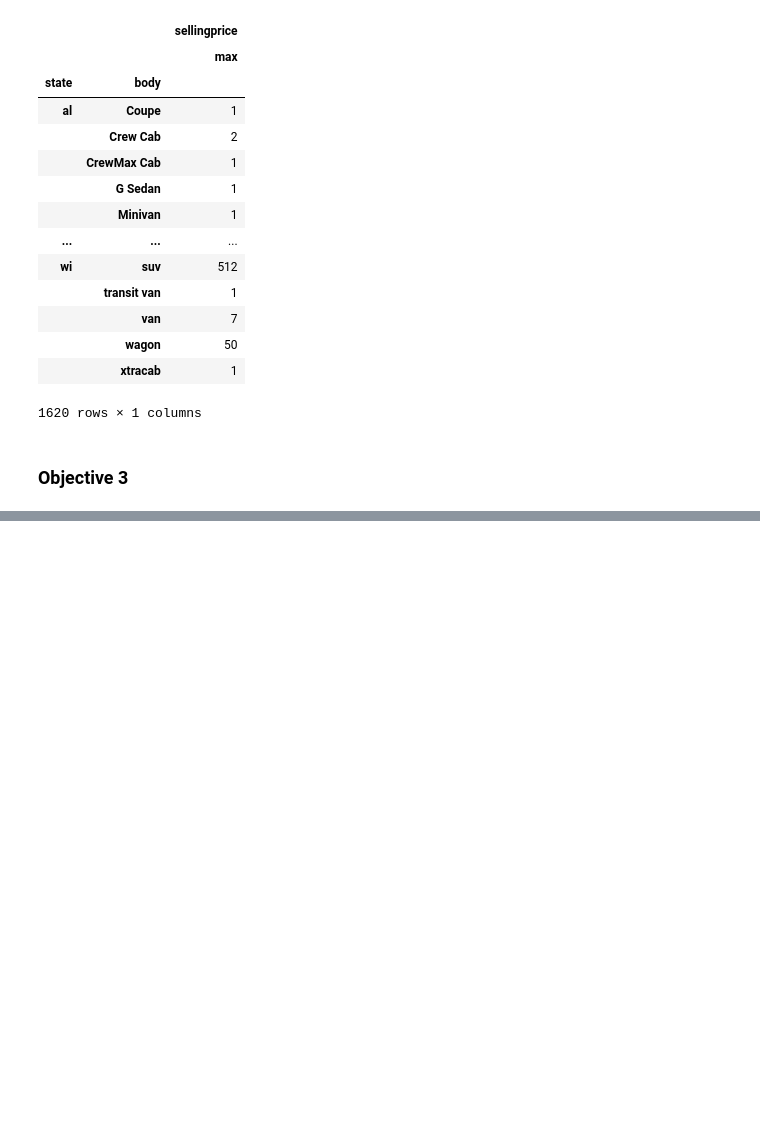
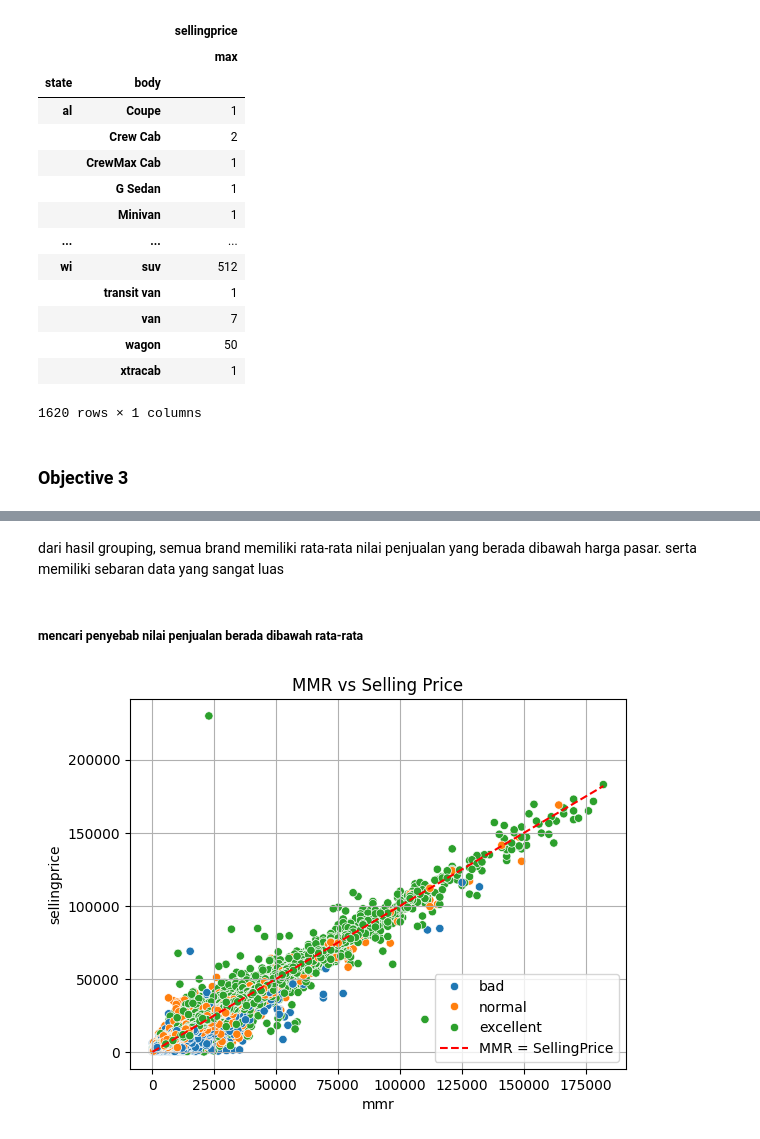
Before and after one commit to R3Z4P4HL3V1/UsedCarAnalysis, a Jupyter notebook: index.ipynb, the cells around one changed output, grey strips where cells are left out. Cells and saved outputs as stored; diff of their text form; code cells hidden in the pictures; blank space fills up the shorter version.

```diff
--- a/index.ipynb
+++ b/index.ipynb
@@ -656,0 +683,5 @@ body_state.pivot_table(
+# %%
+df_obj_4 = df_obj_1.copy()
+# %%
+df_obj_4['sale_diff'] = df_obj_4['sellingprice'] - df_obj_4['mmr']
+df_obj_4.head(10)
@@ -656,0 +723,13 @@ body_state.pivot_table(
+# %% [markdown]
+dari hasil grouping, semua brand memiliki rata-rata nilai penjualan yang berada dibawah harga pasar. serta memiliki sebaran data yang sangat luas
+# %% [markdown]
+<h5>mencari penyebab nilai penjualan berada dibawah rata-rata</h5>
+# %%
+sns.scatterplot(data=df_obj_4, x='mmr', y='sellingprice', hue='condition rank')
+plt.plot([df['mmr'].min(), df['mmr'].max()], [df['mmr'].min(), df['mmr'].max()], 'r--', label='MMR = SellingPrice')
+plt.legend()
+plt.title('MMR vs Selling Price')
+plt.grid()
+plt.show()
+# %% [output]
+[figure, added]
```
Also changed, not shown: parts of 22 cells of this notebook.
